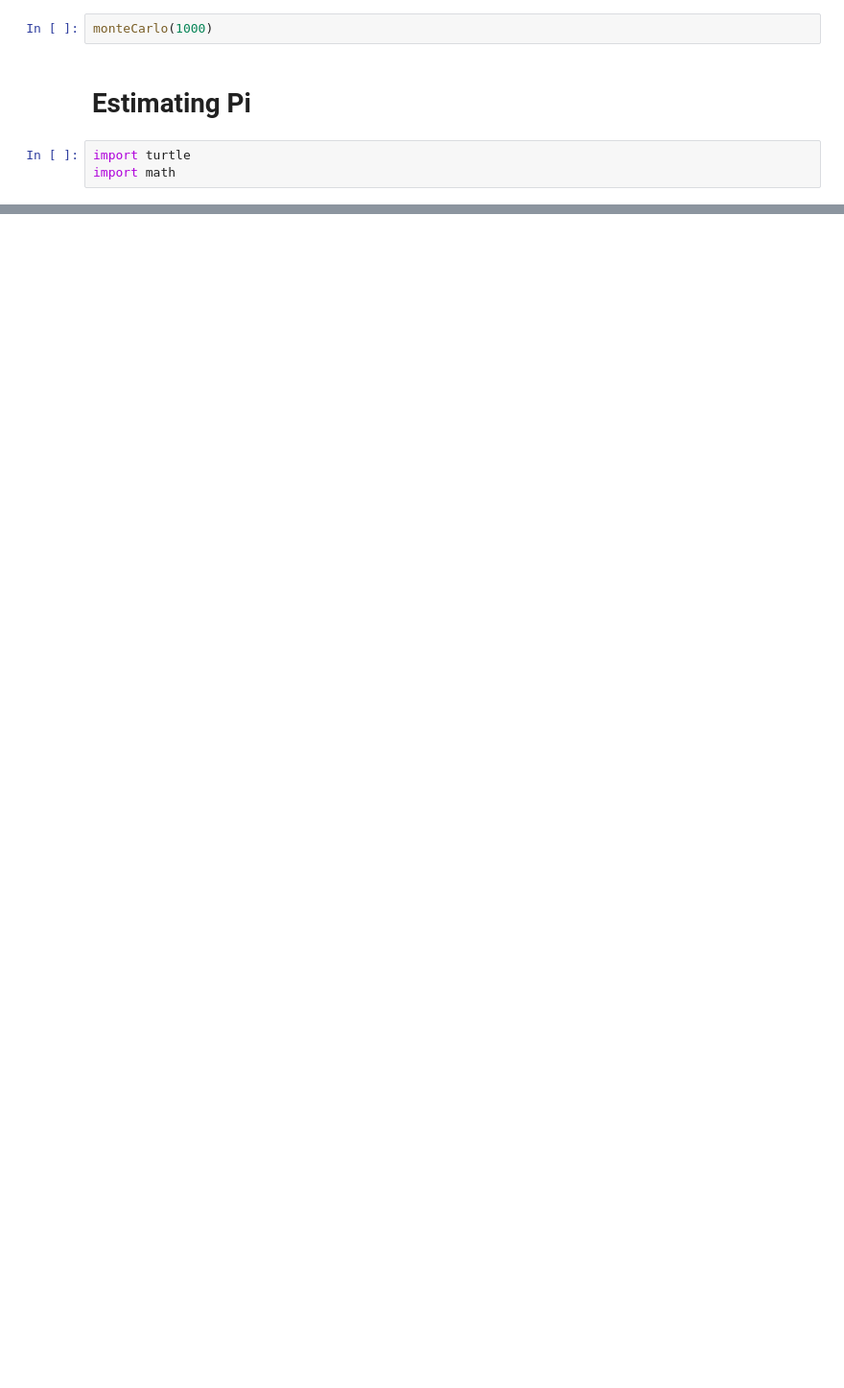
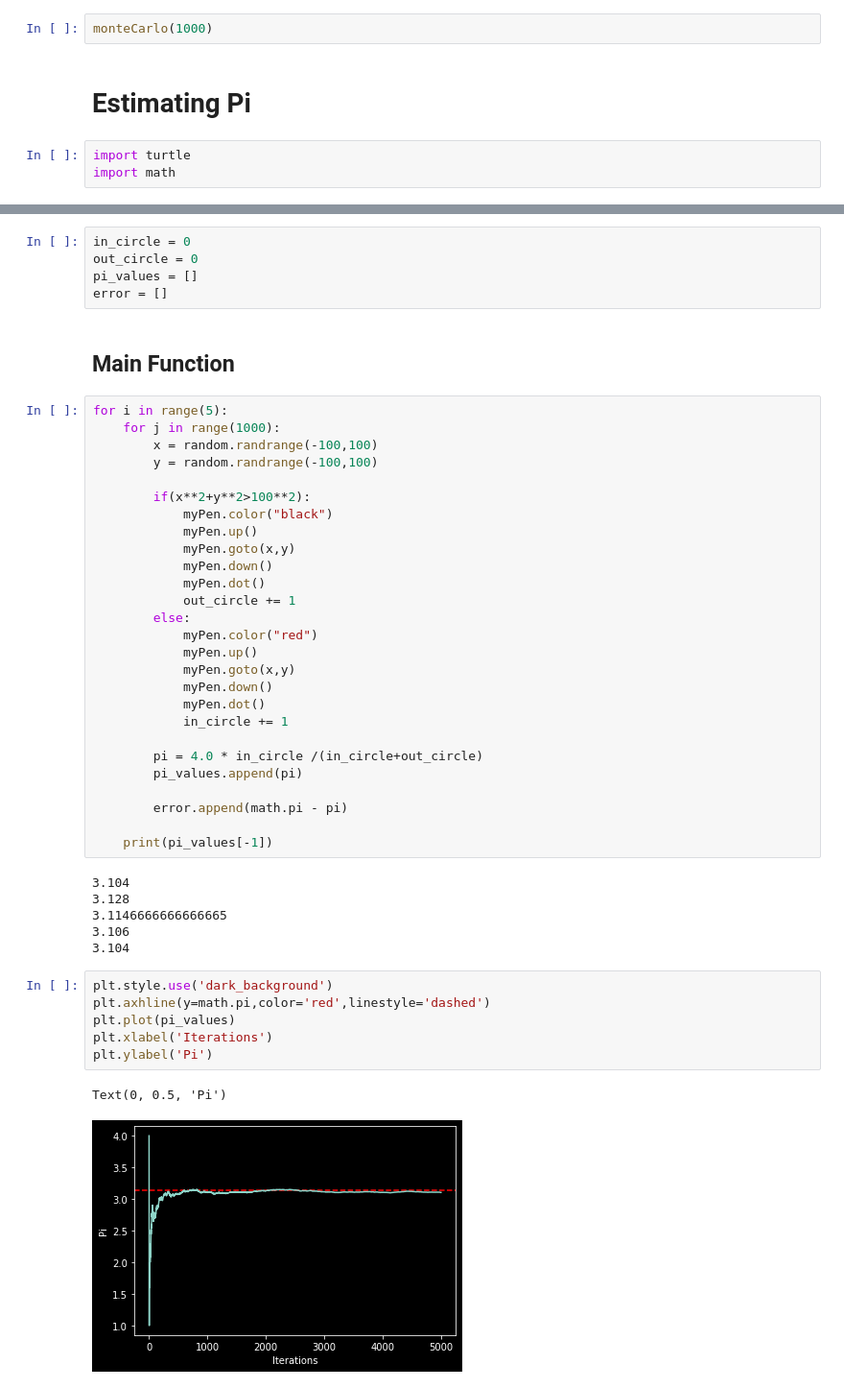
Before and after one commit to etweisberg/monte-carlo, a Jupyter notebook: lesson1.ipynb, the cells around one changed output, grey strips where cells are left out. Shown at 96% size. Saved outputs shown, nothing was run; the diff lists cells and outputs as text; blank space fills up the shorter version.

```diff
--- a/lesson1.ipynb
+++ b/lesson1.ipynb
@@ -64,0 +63,49 @@ TclError: invalid command name ".!canvas"
+# %%
+in_circle = 0
+out_circle = 0
+pi_values = []
+error = []
+# %% [markdown]
+## Main Function
+# %%
+for i in range(5):
+    for j in range(1000):
+        x = random.randrange(-100,100)
+        y = random.randrange(-100,100)
+
+        if(x**2+y**2>100**2):
+            myPen.color("black")
+            myPen.up()
+            myPen.goto(x,y)
+            myPen.down()
+            myPen.dot()
+            out_circle += 1
+        else:
+            myPen.color("red")
+            myPen.up()
+            myPen.goto(x,y)
+            myPen.down()
+            myPen.dot()
+            in_circle += 1
+
+        pi = 4.0 * in_circle /(in_circle+out_circle)
+        pi_values.append(pi)
+
+        error.append(math.pi - pi)
+
+    print(pi_values[-1])
+# %% [output]
+3.104
+3.128
+3.1146666666666665
+3.106
+3.104
+# %%
+plt.style.use('dark_background')
+plt.axhline(y=math.pi,color='red',linestyle='dashed')
+plt.plot(pi_values)
+plt.xlabel('Iterations')
+plt.ylabel('Pi')
+# %% [output]
+Text(0, 0.5, 'Pi')
+[figure, added]
```
Also changed, not shown: parts of 5 cells of this notebook, 2 other files.
